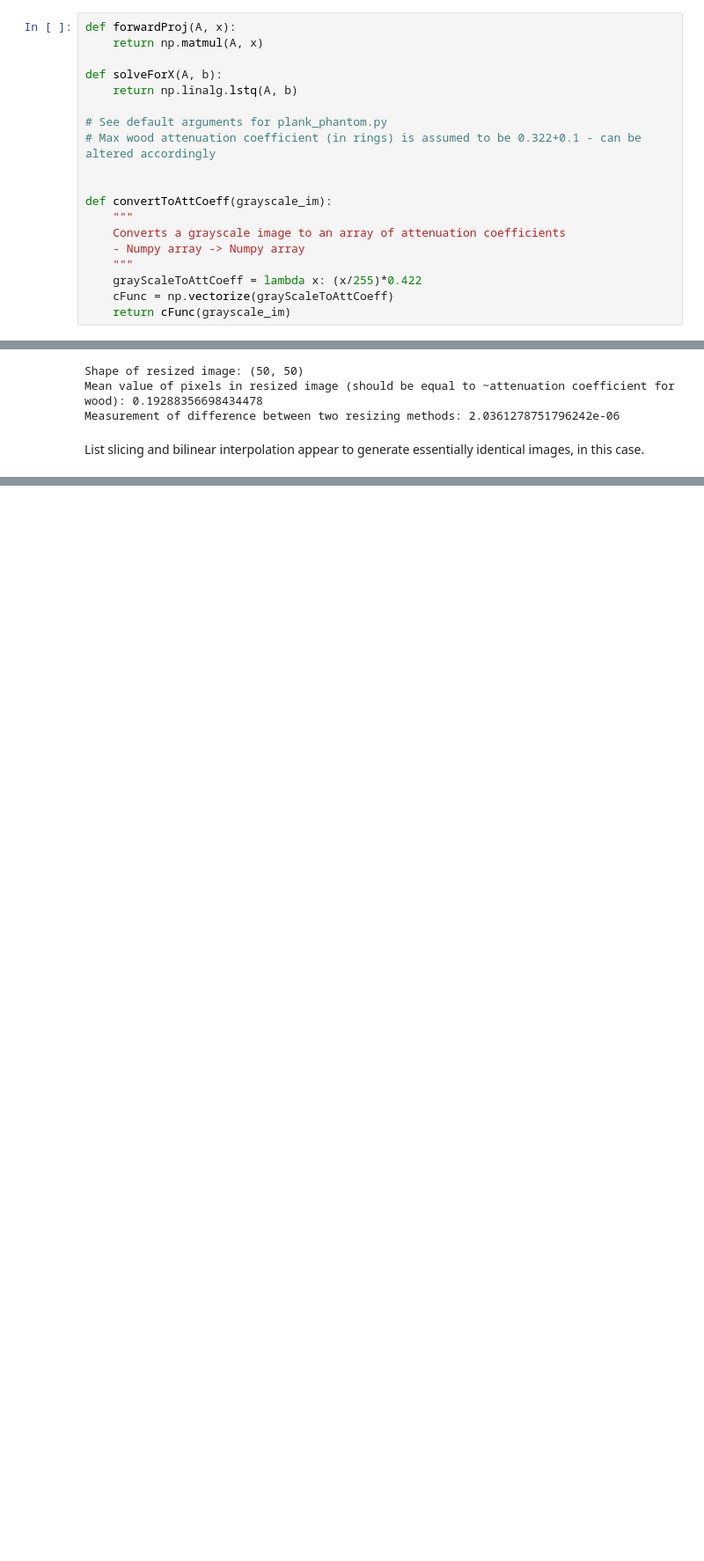
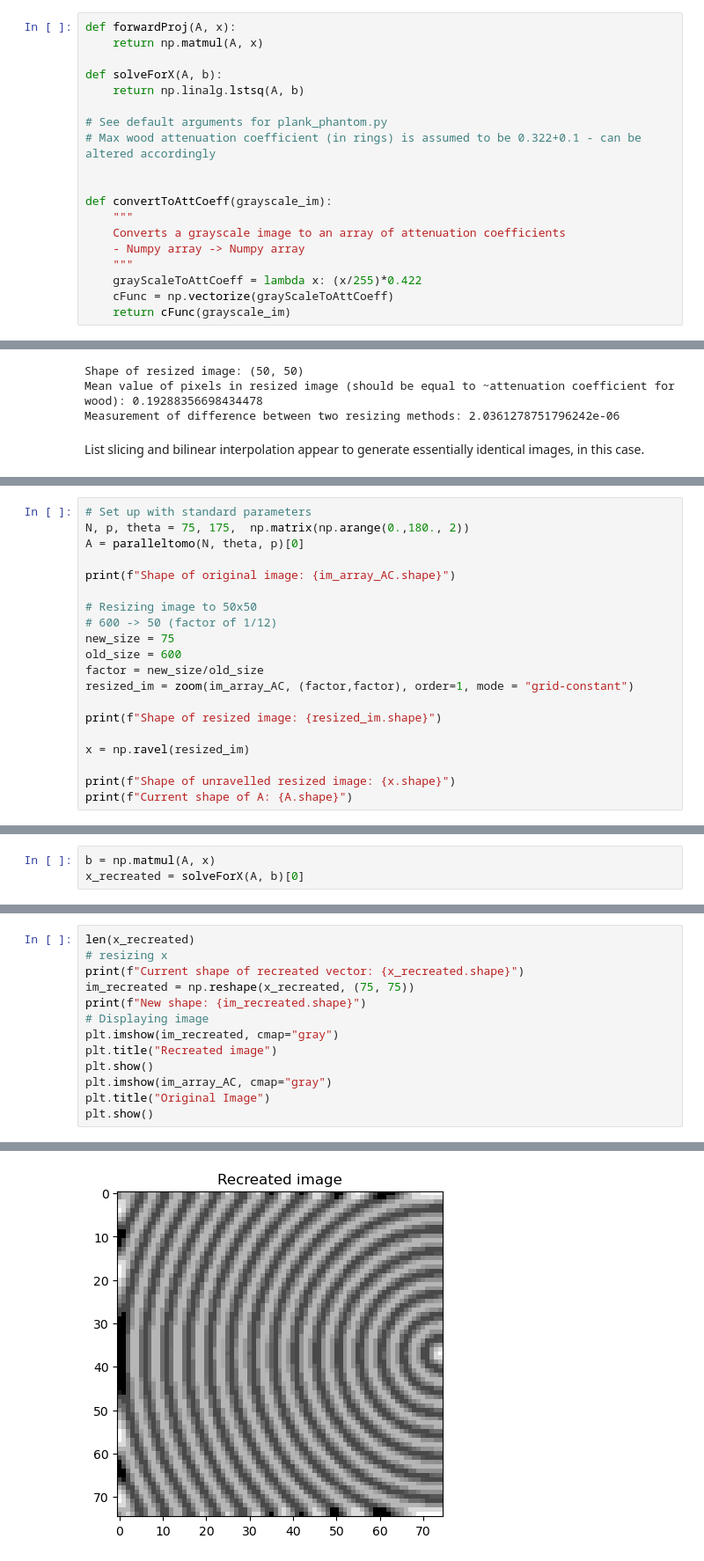
Before and after one commit to npeuker/MathModellingDTU, a Jupyter notebook: Exam Project/validation data generation/imagetesting.ipynb, the cells around one changed output, grey strips where cells are left out. Shown at 88% size. Cells and saved outputs as stored; diff of their text form; blank space fills up the shorter version.

```diff
--- a/Exam Project/validation data generation/imagetesting.ipynb
+++ b/Exam Project/validation data generation/imagetesting.ipynb
@@ -190,7 +190,7 @@ def forwardProj(A, x):
     return np.matmul(A, x)
 
 def solveForX(A, b):
-    return np.linalg.lstq(A, b)
+    return np.linalg.lstsq(A, b)
 
 # See default arguments for plank_phantom.py
 # Max wood attenuation coefficient (in rings) is assumed to be 0.322+0.1 - can be altered accordingly
@@ -325,0 +320,20 @@ Deprecated in NumPy 1.20; for more details and guidance: https://numpy.org/devdo
+# %%
+# Set up with standard parameters
+N, p, theta = 75, 175,  np.matrix(np.arange(0.,180., 2))
+A = paralleltomo(N, theta, p)[0]
+
+print(f"Shape of original image: {im_array_AC.shape}")
+
+# Resizing image to 50x50
+# 600 -> 50 (factor of 1/12)
+new_size = 75
+old_size = 600
+factor = new_size/old_size
+resized_im = zoom(im_array_AC, (factor,factor), order=1, mode = "grid-constant")
+
+print(f"Shape of resized image: {resized_im.shape}")
+
+x = np.ravel(resized_im)
+
+print(f"Shape of unravelled resized image: {x.shape}")
+print(f"Current shape of A: {A.shape}")
@@ -325,0 +349,3 @@ Deprecated in NumPy 1.20; for more details and guidance: https://numpy.org/devdo
+# %%
+b = np.matmul(A, x)
+x_recreated = solveForX(A, b)[0]
@@ -325,0 +355,14 @@ Deprecated in NumPy 1.20; for more details and guidance: https://numpy.org/devdo
+# %%
+len(x_recreated)
+# resizing x
+print(f"Current shape of recreated vector: {x_recreated.shape}")
+im_recreated = np.reshape(x_recreated, (75, 75))
+print(f"New shape: {im_recreated.shape}")
+# Displaying image
+plt.imshow(im_recreated, cmap="gray")
+plt.title("Recreated image")
+plt.show()
+plt.imshow(im_array_AC, cmap="gray")
+plt.title("Original Image")
+plt.show()
+# %% [output]
@@ -325,0 +371 @@ Deprecated in NumPy 1.20; for more details and guidance: https://numpy.org/devdo
+[figure, added]
```
Also changed, not shown: parts of 7 cells of this notebook, 3 other files.
